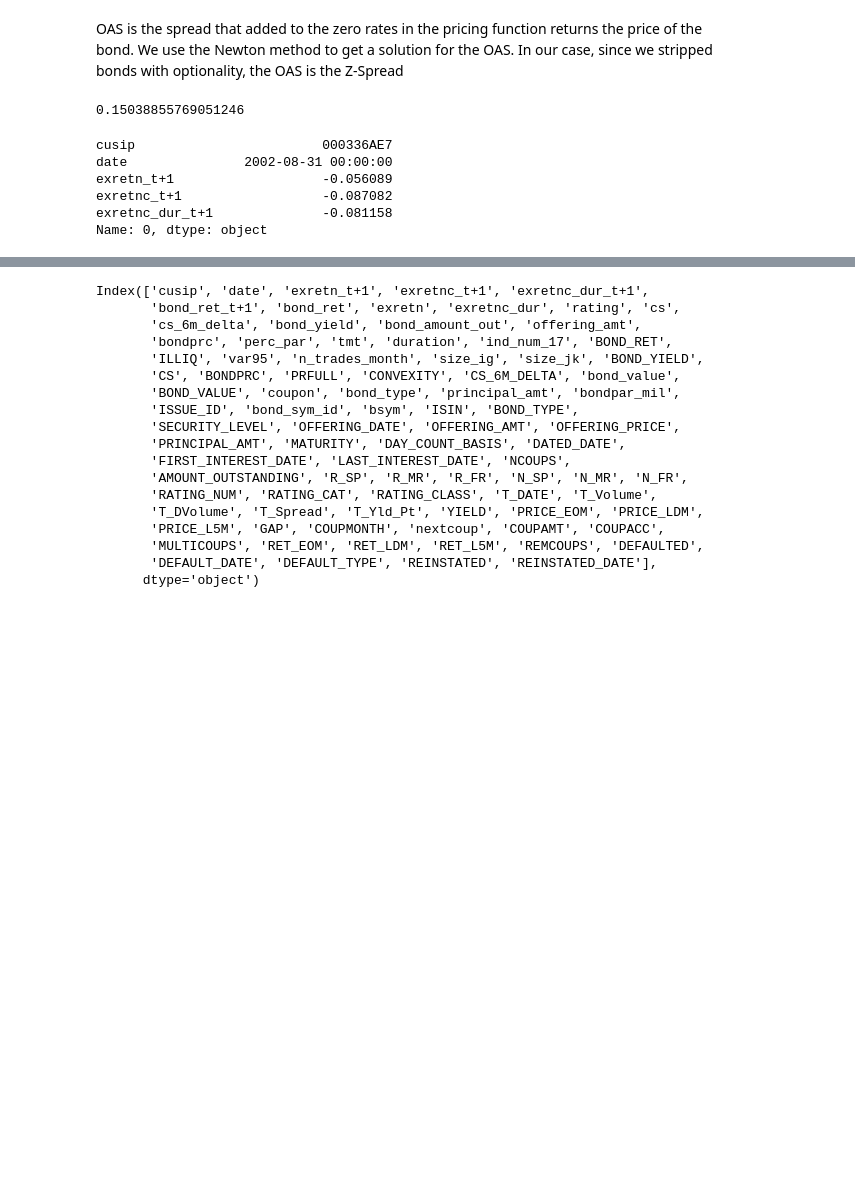
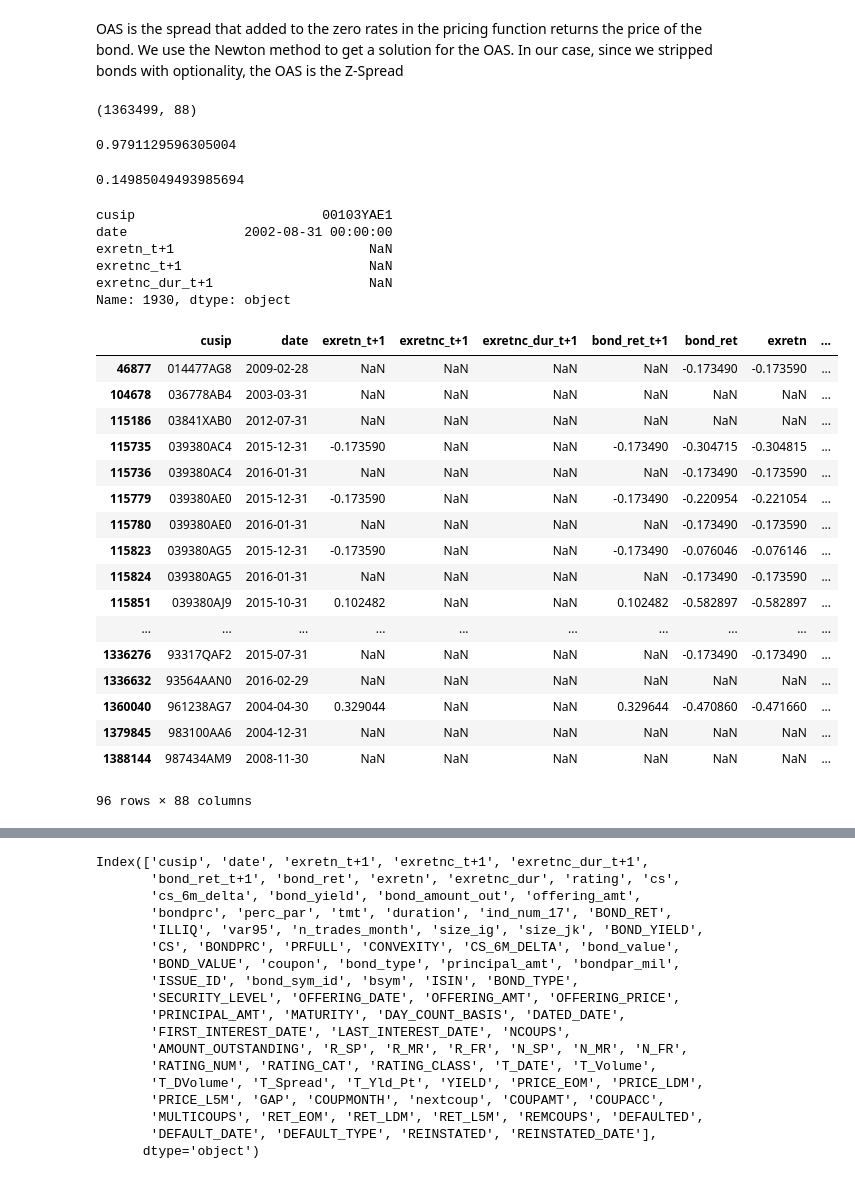
Before and after one commit to BSIC/bsic-systematic-credit, a Jupyter notebook: src/oas_calculation.ipynb, the cells around one changed output, grey strips where cells are left out. Saved outputs shown, nothing was run; the diff lists cells and outputs as text; code cells hidden in the pictures; blank space fills up the shorter version.

```diff
--- a/src/oas_calculation.ipynb
+++ b/src/oas_calculation.ipynb
@@ -167,19 +166,52 @@ yield_curve.iloc[:10, :10]
 # OAS Calculation with QuantLib
 # %% [markdown]
 OAS is the spread that added to the zero rates in the pricing function returns the price of the bond. We use the Newton method to get a solution for the OAS. In our case, since we stripped bonds with optionality, the OAS is the Z-Spread
+# %%
+mask = (bond_data['tmt'] / 12) < 30
+
+bond_data[mask].shape
+# %% [output]
+(1363499, 88)
+# %%
+bond_data[mask].shape[0] / bond_data.shape[0]
+# %% [output]
+0.9791129596305004
+# %%
+bond_data = bond_data[mask]
 # %%
 bond_data['bondprc'].isna().sum() / bond_data.shape[0]
 # %% [output]
-0.15038855769051246
+0.14985049493985694
 # %%
-mask_bond = (bond_data['cusip'] == '000336AE7') &(bond_data['date'] == '2002-08-31')
+mask_bond = (bond_data['cusip'] == '00103YAE1') &(bond_data['date'] == '2002-08-31')
 example_bond = bond_data.loc[mask_bond].iloc[0]
 
 example_bond[:5]
 # %% [output]
-cusip                        000336AE7
+cusip                        00103YAE1
 date               2002-08-31 00:00:00
-exretn_t+1                   -0.056089
-exretnc_t+1                  -0.087082
-exretnc_dur_t+1              -0.081158
-Name: 0, dtype: object
+exretn_t+1                         NaN
+exretnc_t+1                        NaN
+exretnc_dur_t+1                    NaN
+Name: 1930, dtype: object
+# %%
+bond_data[bond_data['bondprc'] < 2]
+# %% [output]
+|  | cusip | date | exretn_t+1 | exretnc_t+1 | exretnc_dur_t+1 | bond_ret_t+1 | bond_ret | exretn | ... |
+| 46877 | 014477AG8 | 2009-02-28 | NaN | NaN | NaN | NaN | -0.173490 | -0.173590 | ... |
+| 104678 | 036778AB4 | 2003-03-31 | NaN | NaN | NaN | NaN | NaN | NaN | ... |
+| 115186 | 03841XAB0 | 2012-07-31 | NaN | NaN | NaN | NaN | NaN | NaN | ... |
+| 115735 | 039380AC4 | 2015-12-31 | -0.173590 | NaN | NaN | -0.173490 | -0.304715 | -0.304815 | ... |
+| 115736 | 039380AC4 | 2016-01-31 | NaN | NaN | NaN | NaN | -0.173490 | -0.173590 | ... |
+| 115779 | 039380AE0 | 2015-12-31 | -0.173590 | NaN | NaN | -0.173490 | -0.220954 | -0.221054 | ... |
+| 115780 | 039380AE0 | 2016-01-31 | NaN | NaN | NaN | NaN | -0.173490 | -0.173590 | ... |
+| 115823 | 039380AG5 | 2015-12-31 | -0.173590 | NaN | NaN | -0.173490 | -0.076046 | -0.076146 | ... |
+| 115824 | 039380AG5 | 2016-01-31 | NaN | NaN | NaN | NaN | -0.173490 | -0.173590 | ... |
+| 115851 | 039380AJ9 | 2015-10-31 | 0.102482 | NaN | NaN | 0.102482 | -0.582897 | -0.582897 | ... |
+| ... | ... | ... | ... | ... | ... | ... | ... | ... | ... |
+| 1336276 | 93317QAF2 | 2015-07-31 | NaN | NaN | NaN | NaN | -0.173490 | -0.173490 | ... |
+| 1336632 | 93564AAN0 | 2016-02-29 | NaN | NaN | NaN | NaN | NaN | NaN | ... |
+| 1360040 | 961238AG7 | 2004-04-30 | 0.329044 | NaN | NaN | 0.329644 | -0.470860 | -0.471660 | ... |
+| 1379845 | 983100AA6 | 2004-12-31 | NaN | NaN | NaN | NaN | NaN | NaN | ... |
+| 1388144 | 987434AM9 | 2008-11-30 | NaN | NaN | NaN | NaN | NaN | NaN | ... |
+96 rows × 88 columns
```
Also changed, not shown: parts of 13 cells of this notebook.
